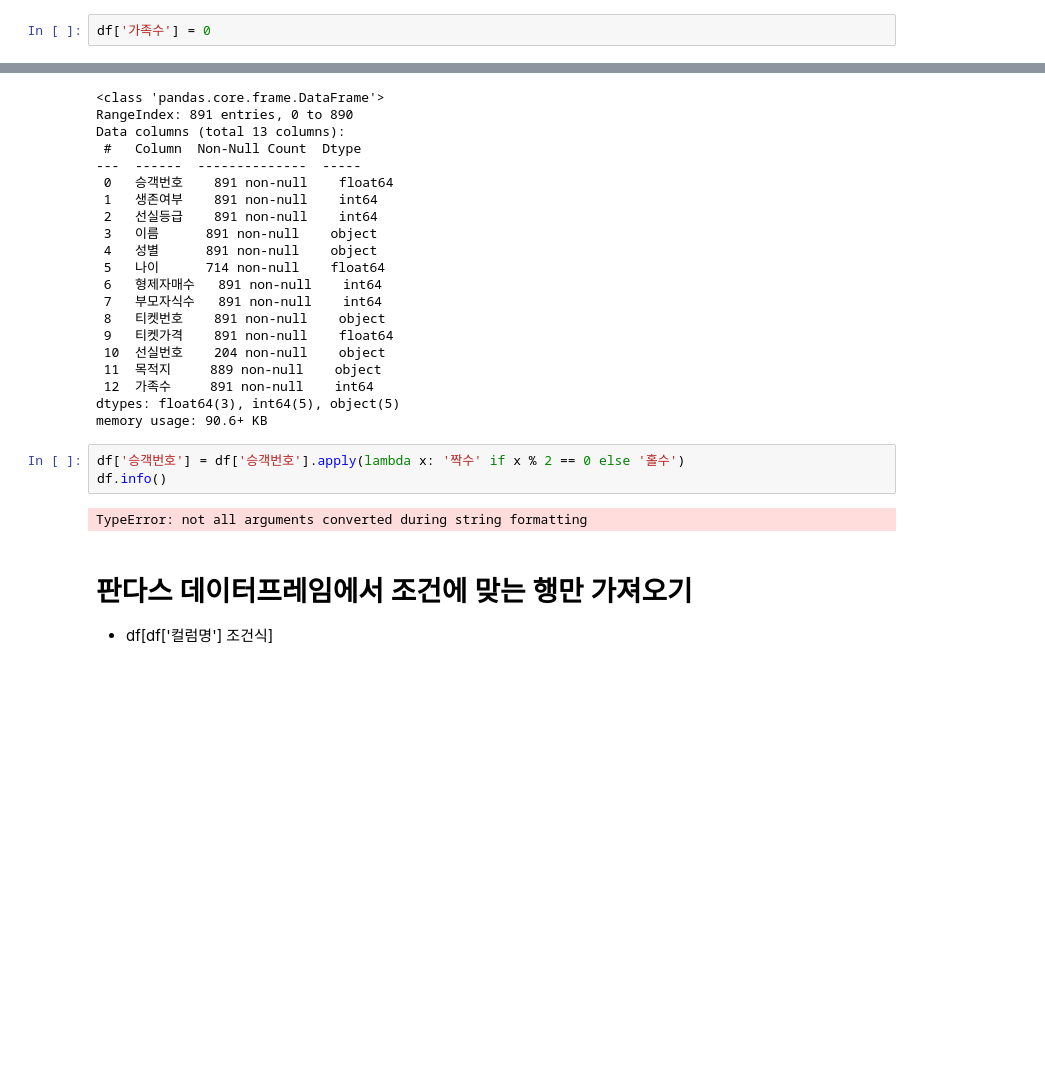
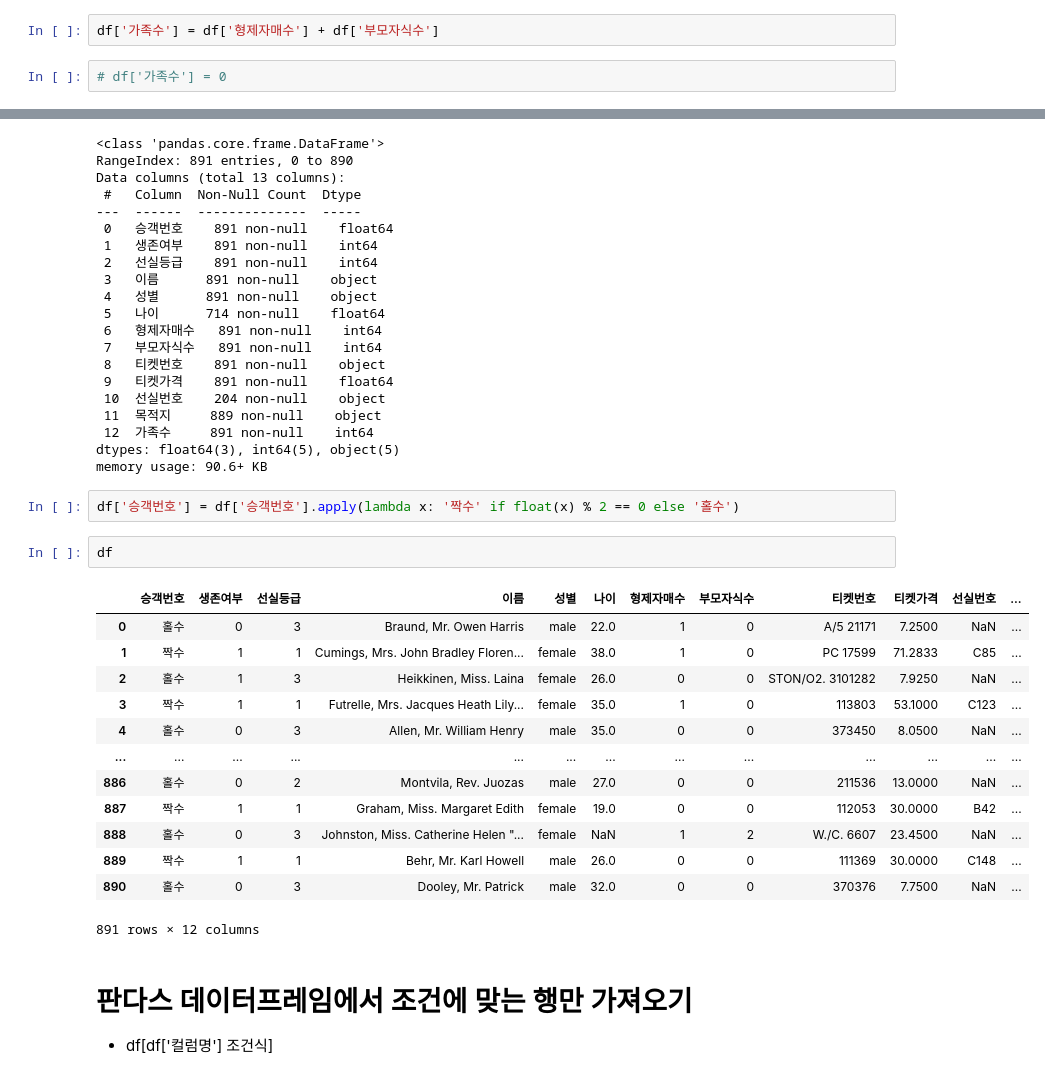
Before and after one commit to KEEPGOINGNOW/Fintech_Service_2nd, a Jupyter notebook: 05_Machine_Learning/02_pandas_사용법.ipynb, the cells around one changed output, grey strips where cells are left out. Saved outputs shown, nothing was run; the diff lists cells and outputs as text; blank space fills up the shorter version.

```diff
--- a/05_Machine_Learning/02_pandas_사용법.ipynb
+++ b/05_Machine_Learning/02_pandas_사용법.ipynb
@@ -645,8 +705,10 @@ df
 # %% [markdown]
 - 컬럼 추가
 - 변수명['컬럼명'] = 0
+# %%
+df['가족수'] = df['형제자매수'] + df['부모자식수']
 # %%
-df['가족수'] = 0
+# df['가족수'] = 0
 # %%
 df
 # %% [output]
@@ -712,10 +774,23 @@ Data columns (total 13 columns):
 dtypes: float64(3), int64(5), object(5)
 memory usage: 90.6+ KB
 # %%
-df['승객번호'] = df['승객번호'].apply(lambda x: '짝수' if x % 2 == 0 else '홀수')
-df.info()
+df['승객번호'] = df['승객번호'].apply(lambda x: '짝수' if float(x) % 2 == 0 else '홀수')
-# %% [output]
-TypeError: not all arguments converted during string formatting
+# %%
+df
+# %% [output]
+|  | 승객번호 | 생존여부 | 선실등급 | 이름 | 성별 | 나이 | 형제자매수 | 부모자식수 | 티켓번호 | 티켓가격 | 선실번호 | ... |
+| 0 | 홀수 | 0 | 3 | Braund, Mr. Owen Harris | male | 22.0 | 1 | 0 | A/5 21171 | 7.2500 | NaN | ... |
+| 1 | 짝수 | 1 | 1 | Cumings, Mrs. John Bradley Floren... | female | 38.0 | 1 | 0 | PC 17599 | 71.2833 | C85 | ... |
+| 2 | 홀수 | 1 | 3 | Heikkinen, Miss. Laina | female | 26.0 | 0 | 0 | STON/O2. 3101282 | 7.9250 | NaN | ... |
+| 3 | 짝수 | 1 | 1 | Futrelle, Mrs. Jacques Heath Lily... | female | 35.0 | 1 | 0 | 113803 | 53.1000 | C123 | ... |
+| 4 | 홀수 | 0 | 3 | Allen, Mr. William Henry | male | 35.0 | 0 | 0 | 373450 | 8.0500 | NaN | ... |
+| ... | ... | ... | ... | ... | ... | ... | ... | ... | ... | ... | ... | ... |
+| 886 | 홀수 | 0 | 2 | Montvila, Rev. Juozas | male | 27.0 | 0 | 0 | 211536 | 13.0000 | NaN | ... |
+| 887 | 짝수 | 1 | 1 | Graham, Miss. Margaret Edith | female | 19.0 | 0 | 0 | 112053 | 30.0000 | B42 | ... |
+| 888 | 홀수 | 0 | 3 | Johnston, Miss. Catherine Helen "... | female | NaN | 1 | 2 | W./C. 6607 | 23.4500 | NaN | ... |
+| 889 | 짝수 | 1 | 1 | Behr, Mr. Karl Howell | male | 26.0 | 0 | 0 | 111369 | 30.0000 | C148 | ... |
+| 890 | 홀수 | 0 | 3 | Dooley, Mr. Patrick | male | 32.0 | 0 | 0 | 370376 | 7.7500 | NaN | ... |
+891 rows × 12 columns
 # %% [markdown]
 # 판다스 데이터프레임에서 조건에 맞는 행만 가져오기
 - df[df['컬럼명'] 조건식]
```
Also changed, not shown: parts of 91 cells of this notebook, 3 other files.
